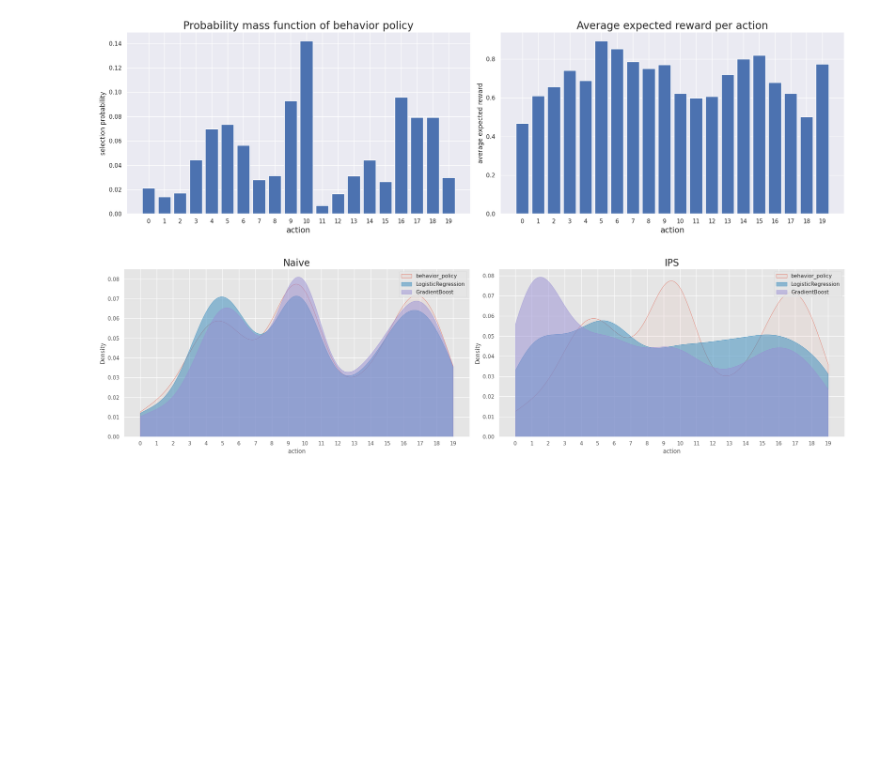
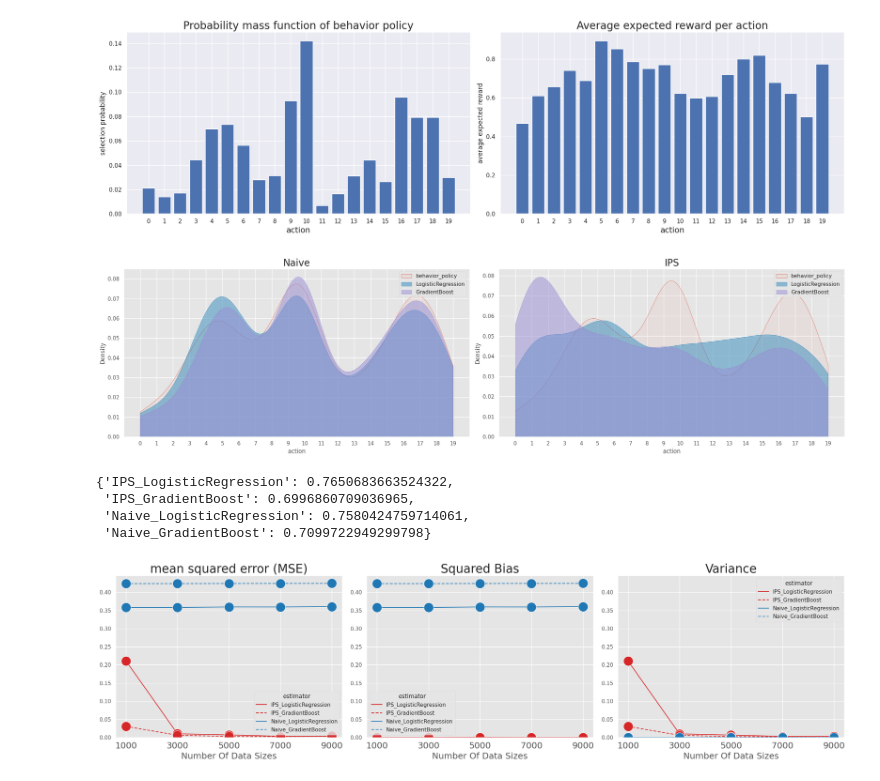
Before and after one commit to tatsuki1107/cfml_tutorial, a Jupyter notebook: basic/inductive_bias.ipynb, the cells around one changed output. Saved outputs shown, nothing was run; the diff lists cells and outputs as text; code cells hidden in the pictures; blank space fills up the shorter version.

```diff
--- a/basic/inductive_bias.ipynb
+++ b/basic/inductive_bias.ipynb
@@ -52,10 +60,11 @@ plt.show()
 [figure]
 # %%
 result_df_list = []
+evaluation_policies = defaultdict(dict)
 
 for estimator_name in ["Naive", "IPS"]:
 
-    # aggregate selected action by behavior policy
+    # aggregate the selected action by behavior policy
     result_df = DataFrame()
     result_df["user"] = np.arange(n_users)
     result_df["action"] = data["action"]
@@ -80,8 +89,10 @@ for estimator_name in ["Naive", "IPS"]:
             reward=data["reward"],
             pscore=pscore
         )
-        # compute action distribution of the evaluation policy
+        # compute the action distribution of the evaluation policy
         pi_e = model.predict_score(context=data["context"])[:,:,0]
+
+        evaluation_policies[estimator_name][policy_name] = model
 
         result_df = DataFrame()
         result_df["user"] = np.arange(n_users)
@@ -126,3 +137,32 @@ plt.tight_layout()
 plt.show()
 # %% [output]
 [figure]
+# %%
+# Off-Policy Evaluation
+dataset = SyntheticBanditDataset(
+    n_actions=n_actions,
+    dim_context=dim_context,
+    reward_function=logistic_reward_function,
+    behavior_policy_function=linear_behavior_policy,
+    beta=beta
+)
+# generate synthetic test data
+test_data = dataset.obtain_batch_bandit_feedback(n_rounds=1000000)
+
+policy_values = dict()
+for estimator_name in ["IPS", "Naive"]:
+    for policy_name in ["LogisticRegression", "GradientBoost"]:
+        action_dist = evaluation_policies[estimator_name][policy_name].predict_score(context=test_data["context"])
+
+        policy_value = dataset.calc_ground_truth_policy_value(
+            expected_reward=test_data["expected_reward"],
+            action_dist=action_dist
+        )
+        policy_values[f"{estimator_name}_{policy_name}"] = policy_value
+# %%
+policy_values
+# %% [output]
+{'IPS_LogisticRegression': 0.7650683663524322,
+ 'IPS_GradientBoost': 0.6996860709036965,
+ 'Naive_LogisticRegression': 0.7580424759714061,
+ 'Naive_GradientBoost': 0.7099722949299798}
@@ -128,0 +214,4 @@ plt.show()
+# %%
+visualize_mean_squared_error(result_df=result_df, xlabel="Number Of Data Sizes")
+# %% [output]
+[figure, added]
```
Also changed, not shown: parts of 3 cells of this notebook, 1 other file.
